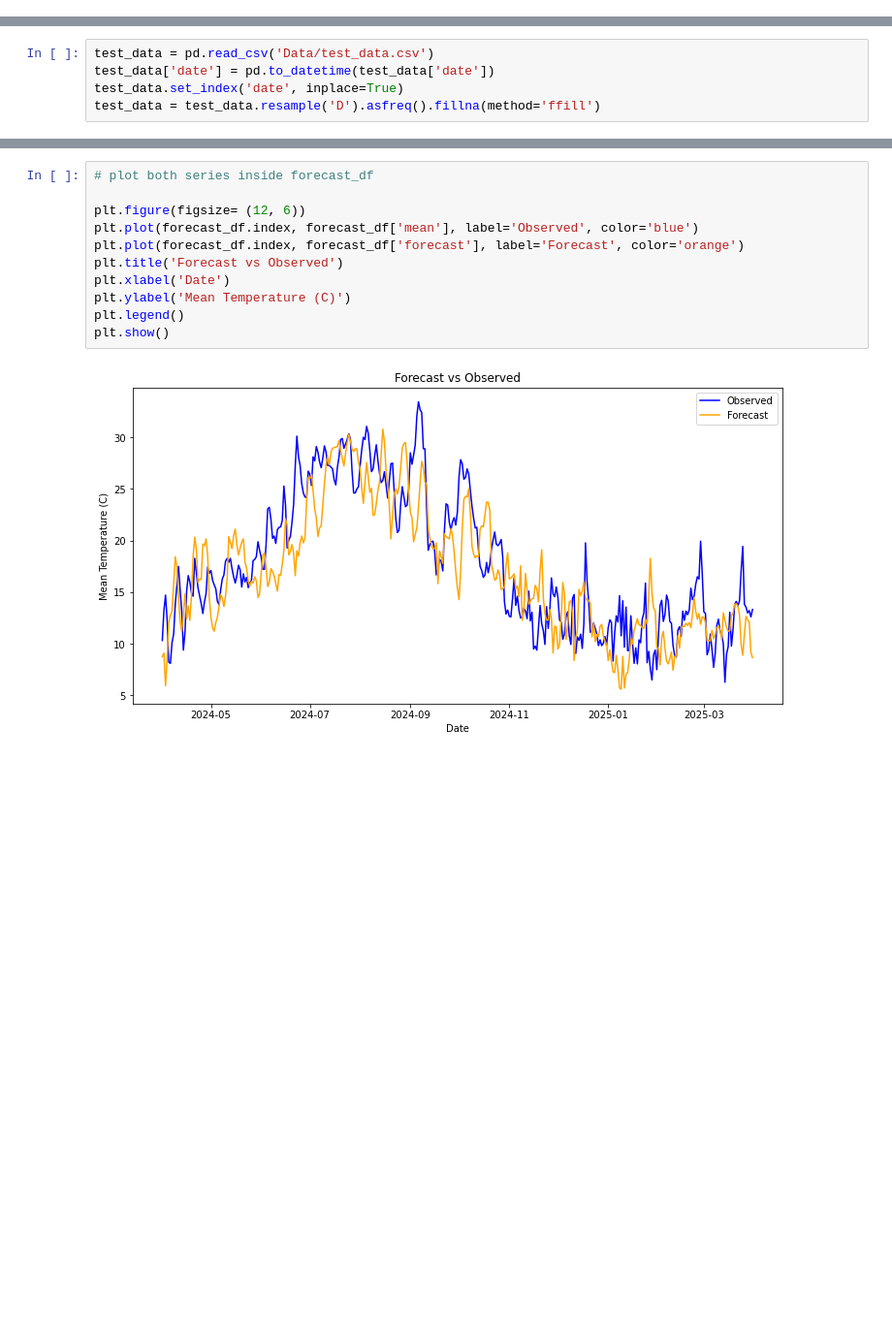
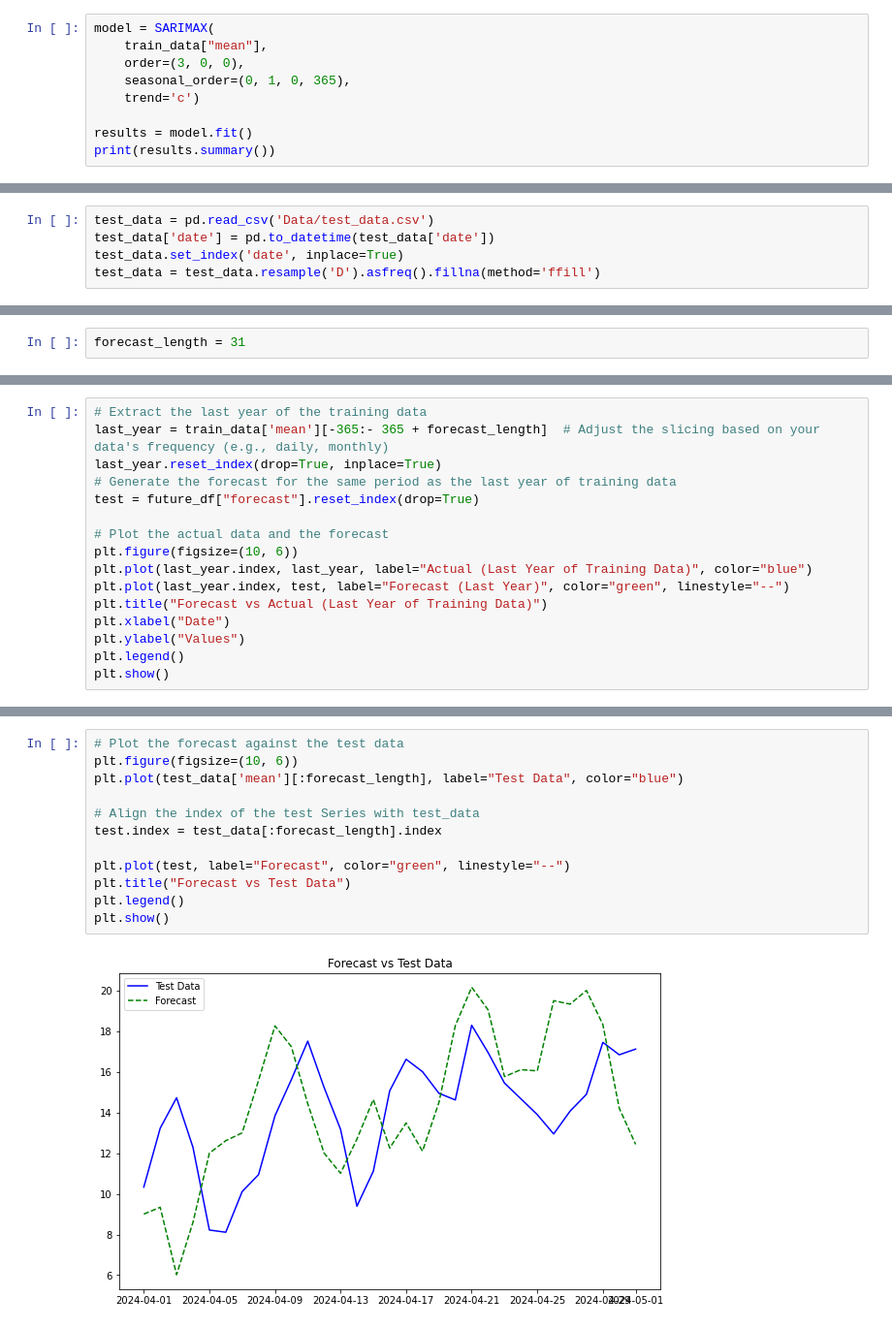
Before and after one commit to GianiRanzetti/Minerva---Weather-Derivatives, a Jupyter notebook: SARIMA.ipynb, the cells around one changed output, grey strips where cells are left out. Shown: that part at 97% size. Cells and saved outputs as stored; diff of their text form; blank space fills up the shorter version.

Commit message:
SArima Done

```diff
--- a/SARIMA.ipynb
+++ b/SARIMA.ipynb
@@ -164,0 +151,9 @@ residual_plot(results)
+# %%
+model = SARIMAX(
+    train_data["mean"],
+    order=(3, 0, 0),
+    seasonal_order=(0, 1, 0, 365),
+    trend='c')
+
+results = model.fit()
+print(results.summary())
@@ -195,0 +236,2 @@ forecast_df['mean'] = test_data['mean']
+# %%
+forecast_length = 31
@@ -195,0 +261,16 @@ forecast_df['mean'] = test_data['mean']
+# %%
+# Extract the last year of the training data
+last_year = train_data['mean'][-365:- 365 + forecast_length]  # Adjust the slicing based on your data's frequency (e.g., daily, monthly)
+last_year.reset_index(drop=True, inplace=True)
+# Generate the forecast for the same period as the last year of training data
+test = future_df["forecast"].reset_index(drop=True)
+
+# Plot the actual data and the forecast
+plt.figure(figsize=(10, 6))
+plt.plot(last_year.index, last_year, label="Actual (Last Year of Training Data)", color="blue")
+plt.plot(last_year.index, test, label="Forecast (Last Year)", color="green", linestyle="--")
+plt.title("Forecast vs Actual (Last Year of Training Data)")
+plt.xlabel("Date")
+plt.ylabel("Values")
+plt.legend()
+plt.show()
@@ -196,13 +279,14 @@ forecast_df['mean'] = test_data['mean']
 # %%
-# plot both series inside forecast_df
+# Plot the forecast against the test data
+plt.figure(figsize=(10, 6))
+plt.plot(test_data['mean'][:forecast_length], label="Test Data", color="blue")
 
-plt.figure(figsize= (12, 6))
-plt.plot(forecast_df.index, forecast_df['mean'], label='Observed', color='blue')
-plt.plot(forecast_df.index, forecast_df['forecast'], label='Forecast', color='orange')
-plt.title('Forecast vs Observed')
-plt.xlabel('Date')
-plt.ylabel('Mean Temperature (C)')
+# Align the index of the test Series with test_data
+test.index = test_data[:forecast_length].index
+
+plt.plot(test, label="Forecast", color="green", linestyle="--")
+plt.title("Forecast vs Test Data")
 plt.legend()
 plt.show()
 # %% [output]
-[figure, old version]
+[figure, new version]
```
Also changed, not shown: parts of 41 cells of this notebook, 10 other files.
